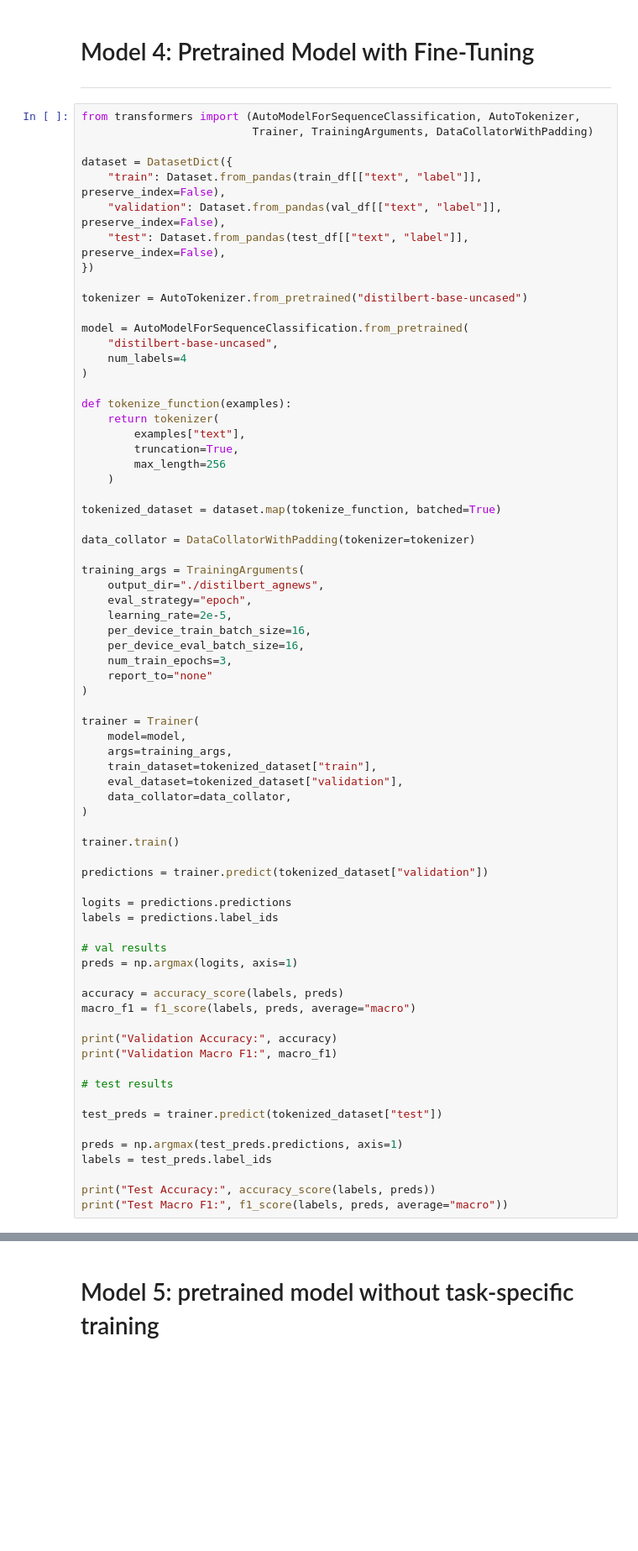
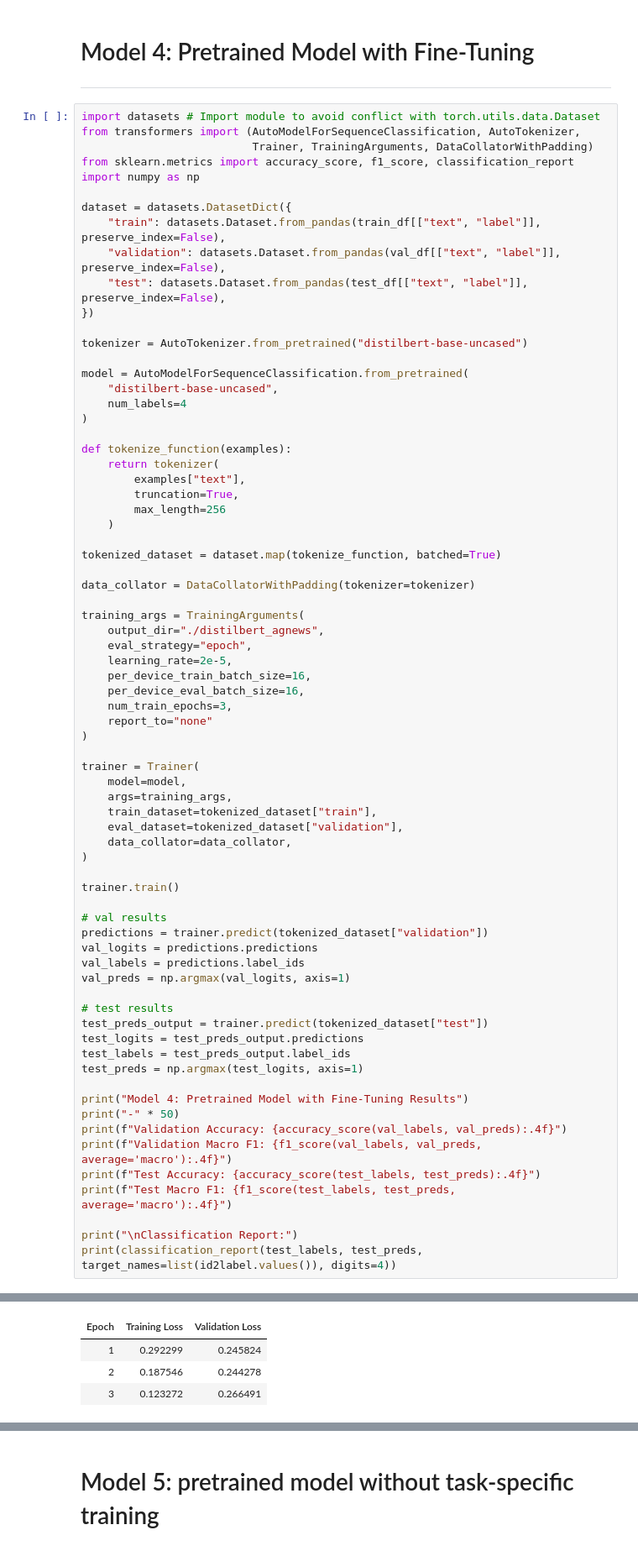
Before and after one commit to karaberke/ag_news-comparative-study, a Jupyter notebook: ag_news_comparative_study.ipynb, the cells around one changed output, grey strips where cells are left out. Shown at 84% size. Drawn from its saved outputs; the diff is of its cells as text; blank space fills up the shorter version.

```diff
--- a/ag_news_comparative_study.ipynb
+++ b/ag_news_comparative_study.ipynb
@@ -356,12 +462,15 @@ print(classification_report(all_labels, all_preds,
 ---
 # %%
+import datasets # Import module to avoid conflict with torch.utils.data.Dataset
 from transformers import (AutoModelForSequenceClassification, AutoTokenizer,
                           Trainer, TrainingArguments, DataCollatorWithPadding)
+from sklearn.metrics import accuracy_score, f1_score, classification_report
+import numpy as np
 
-dataset = DatasetDict({
-    "train": Dataset.from_pandas(train_df[["text", "label"]], preserve_index=False),
-    "validation": Dataset.from_pandas(val_df[["text", "label"]], preserve_index=False),
-    "test": Dataset.from_pandas(test_df[["text", "label"]], preserve_index=False),
+dataset = datasets.DatasetDict({
+    "train": datasets.Dataset.from_pandas(train_df[["text", "label"]], preserve_index=False),
+    "validation": datasets.Dataset.from_pandas(val_df[["text", "label"]], preserve_index=False),
+    "test": datasets.Dataset.from_pandas(test_df[["text", "label"]], preserve_index=False),
 })
 
 tokenizer = AutoTokenizer.from_pretrained("distilbert-base-uncased")
@@ -402,26 +511,25 @@ trainer = Trainer(
 
 trainer.train()
 
+# val results
 predictions = trainer.predict(tokenized_dataset["validation"])
-
-logits = predictions.predictions
-labels = predictions.label_ids
-
-# val results
-preds = np.argmax(logits, axis=1)
-
-accuracy = accuracy_score(labels, preds)
-macro_f1 = f1_score(labels, preds, average="macro")
-
-print("Validation Accuracy:", accuracy)
-print("Validation Macro F1:", macro_f1)
+val_logits = predictions.predictions
+val_labels = predictions.label_ids
+val_preds = np.argmax(val_logits, axis=1)
 
 # test results
+test_preds_output = trainer.predict(tokenized_dataset["test"])
+test_logits = test_preds_output.predictions
+test_labels = test_preds_output.label_ids
+test_preds = np.argmax(test_logits, axis=1)
 
-test_preds = trainer.predict(tokenized_dataset["test"])
+print("Model 4: Pretrained Model with Fine-Tuning Results")
+print("-" * 50)
+print(f"Validation Accuracy: {accuracy_score(val_labels, val_preds):.4f}")
+print(f"Validation Macro F1: {f1_score(val_labels, val_preds, average='macro'):.4f}")
+print(f"Test Accuracy: {accuracy_score(test_labels, test_preds):.4f}")
+print(f"Test Macro F1: {f1_score(test_labels, test_preds, average='macro'):.4f}")
 
-preds = np.argmax(test_preds.predictions, axis=1)
-labels = test_preds.label_ids
-
-print("Test Accuracy:", accuracy_score(labels, preds))
-print("Test Macro F1:", f1_score(labels, preds, average="macro"))
+print("\nClassification Report:")
+print(classification_report(test_labels, test_preds, target_names=list(id2label.values()), digits=4))
+# %% [output]
@@ -427,0 +553,4 @@ print("Test Macro F1:", f1_score(labels, preds, average="macro"))
+| Epoch | Training Loss | Validation Loss |
+| 1 | 0.292299 | 0.245824 |
+| 2 | 0.187546 | 0.244278 |
+| 3 | 0.123272 | 0.266491 |
```
Also changed, not shown: parts of 24 cells of this notebook.
